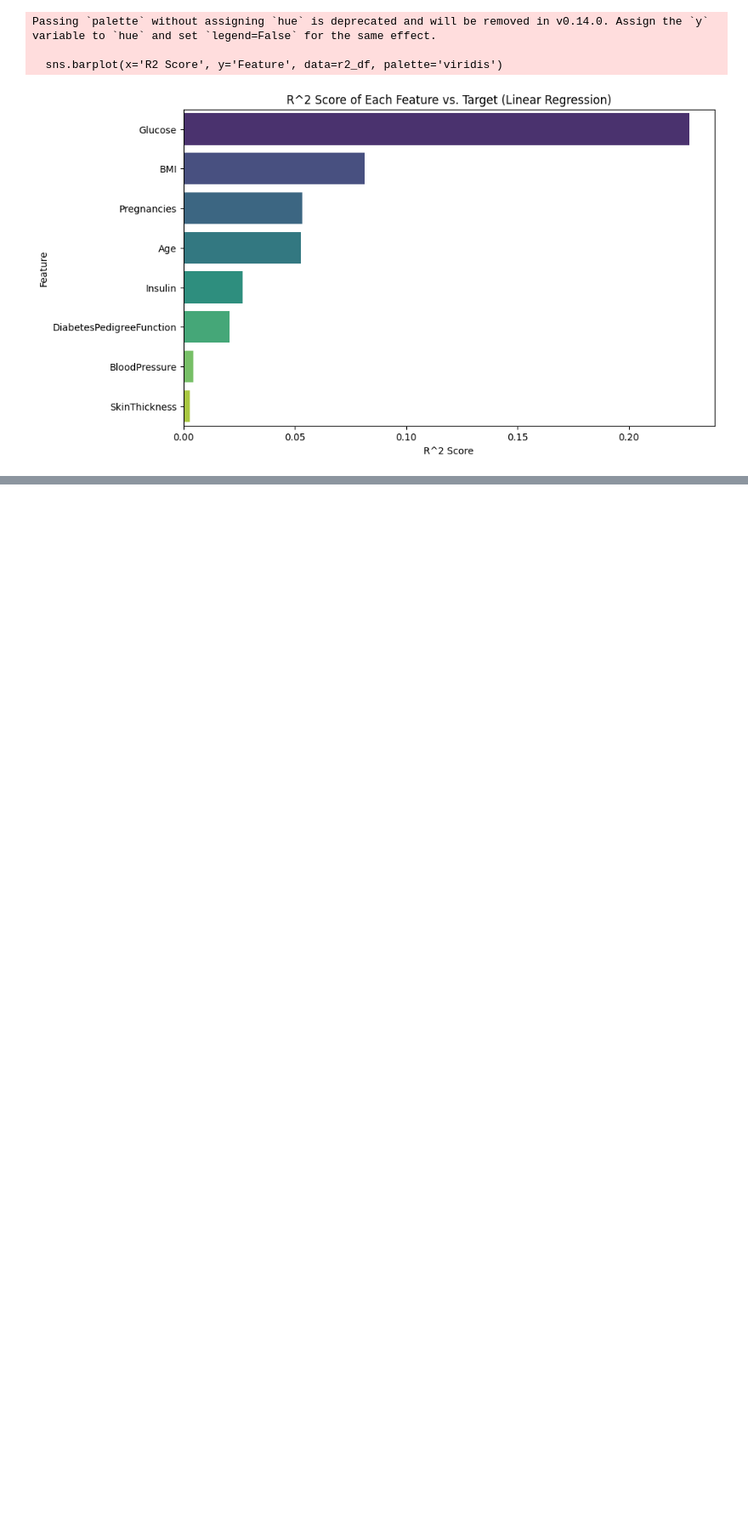
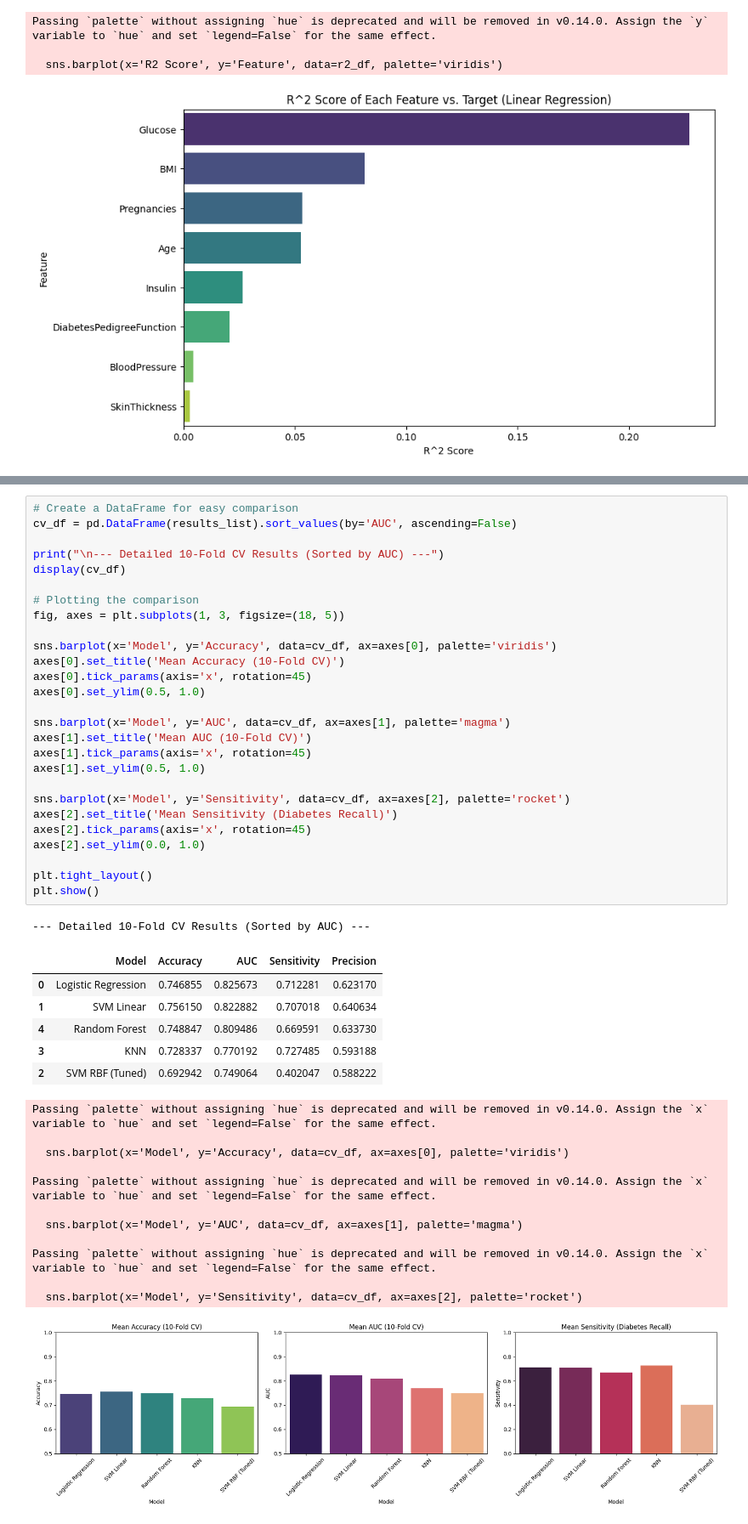
Before and after one commit to edgardjcuadra/Machine_Learning_Final, a Jupyter notebook: main_2.0.ipynb, the cells around one changed output, grey strips where cells are left out. Shown at 85% size. Cells and saved outputs as stored; diff of their text form; blank space fills up the shorter version.

```diff
--- a/main_2.0.ipynb
+++ b/main_2.0.ipynb
@@ -585,0 +680,47 @@ Passing `palette` without assigning `hue` is deprecated and will be removed in v
+# %%
+# Create a DataFrame for easy comparison
+cv_df = pd.DataFrame(results_list).sort_values(by='AUC', ascending=False)
+
+print("\n--- Detailed 10-Fold CV Results (Sorted by AUC) ---")
+display(cv_df)
+
+# Plotting the comparison
+fig, axes = plt.subplots(1, 3, figsize=(18, 5))
+
+sns.barplot(x='Model', y='Accuracy', data=cv_df, ax=axes[0], palette='viridis')
+axes[0].set_title('Mean Accuracy (10-Fold CV)')
+axes[0].tick_params(axis='x', rotation=45)
+axes[0].set_ylim(0.5, 1.0)
+
+sns.barplot(x='Model', y='AUC', data=cv_df, ax=axes[1], palette='magma')
+axes[1].set_title('Mean AUC (10-Fold CV)')
+axes[1].tick_params(axis='x', rotation=45)
+axes[1].set_ylim(0.5, 1.0)
+
+sns.barplot(x='Model', y='Sensitivity', data=cv_df, ax=axes[2], palette='rocket')
+axes[2].set_title('Mean Sensitivity (Diabetes Recall)')
+axes[2].tick_params(axis='x', rotation=45)
+axes[2].set_ylim(0.0, 1.0)
+
+plt.tight_layout()
+plt.show()
+# %% [output]
+--- Detailed 10-Fold CV Results (Sorted by AUC) ---
+|  | Model | Accuracy | AUC | Sensitivity | Precision |
+| 0 | Logistic Regression | 0.746855 | 0.825673 | 0.712281 | 0.623170 |
+| 1 | SVM Linear | 0.756150 | 0.822882 | 0.707018 | 0.640634 |
+| 4 | Random Forest | 0.748847 | 0.809486 | 0.669591 | 0.633730 |
+| 3 | KNN | 0.728337 | 0.770192 | 0.727485 | 0.593188 |
+| 2 | SVM RBF (Tuned) | 0.692942 | 0.749064 | 0.402047 | 0.588222 |
+Passing `palette` without assigning `hue` is deprecated and will be removed in v0.14.0. Assign the `x` variable to `hue` and set `legend=False` for the same effect.
+
+  sns.barplot(x='Model', y='Accuracy', data=cv_df, ax=axes[0], palette='viridis')
+
+Passing `palette` without assigning `hue` is deprecated and will be removed in v0.14.0. Assign the `x` variable to `hue` and set `legend=False` for the same effect.
+
+  sns.barplot(x='Model', y='AUC', data=cv_df, ax=axes[1], palette='magma')
+
+Passing `palette` without assigning `hue` is deprecated and will be removed in v0.14.0. Assign the `x` variable to `hue` and set `legend=False` for the same effect.
+
+  sns.barplot(x='Model', y='Sensitivity', data=cv_df, ax=axes[2], palette='rocket')
+[figure, added]
```
Also changed, not shown: parts of 10 cells of this notebook, 1 other file.
